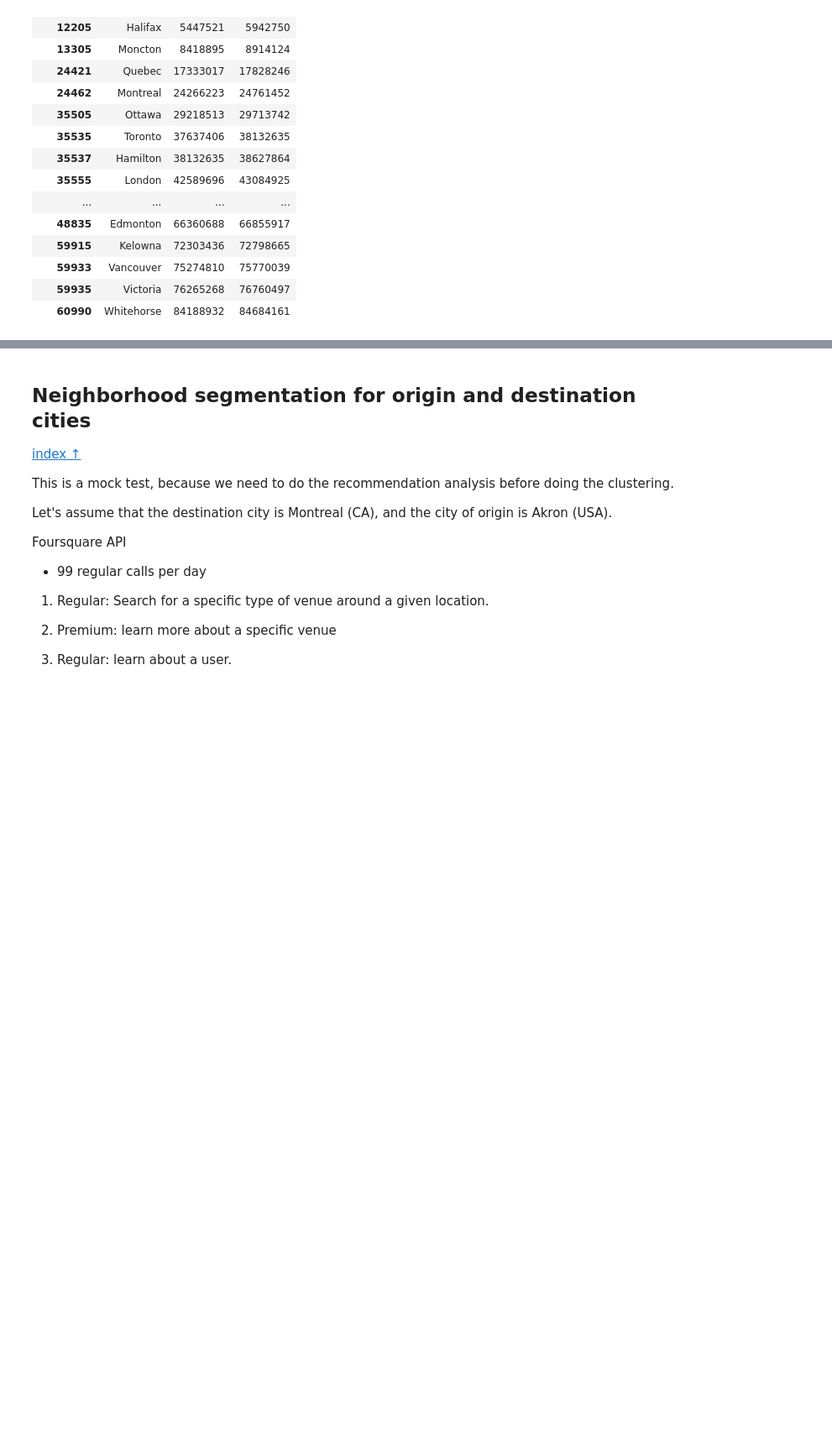
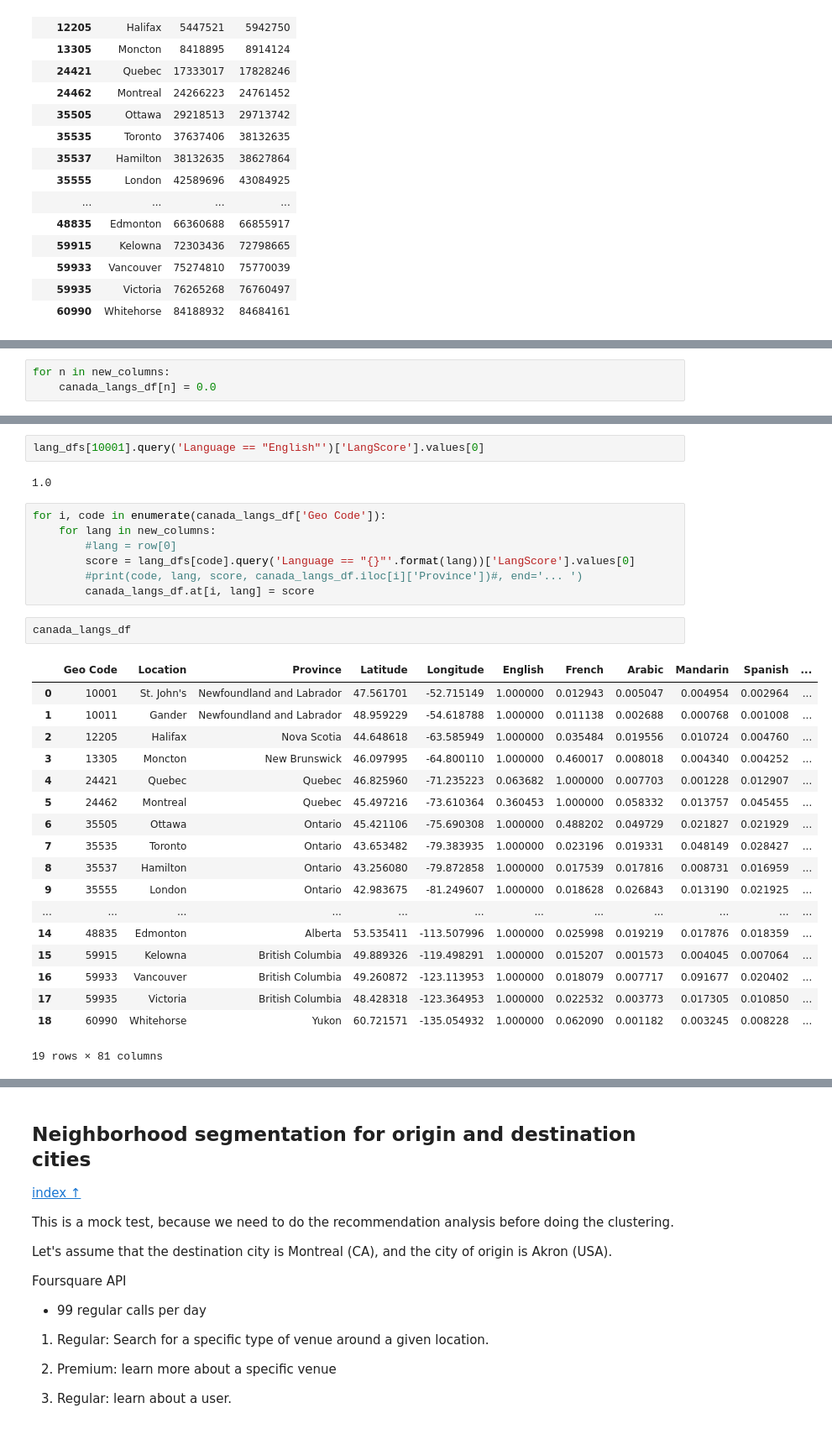
Before and after one commit to caos21/Coursera_Capstone, a Jupyter notebook: capstone-project-data.ipynb, the cells around one changed output, grey strips where cells are left out. Shown at 84% size. Drawn from its saved outputs; the diff is of its cells as text; blank space fills up the shorter version.

```diff
--- a/capstone-project-data.ipynb
+++ b/capstone-project-data.ipynb
@@ -3217,0 +3150,3 @@ len(pd.merge(temp['Language'], temp2, how='inner', on=['Language']))
+# %%
+for n in new_columns:
+    canada_langs_df[n] = 0.0
@@ -3217,0 +3170,32 @@ len(pd.merge(temp['Language'], temp2, how='inner', on=['Language']))
+# %%
+lang_dfs[10001].query('Language == "English"')['LangScore'].values[0]
+# %% [output]
+1.0
+# %%
+for i, code in enumerate(canada_langs_df['Geo Code']):
+    for lang in new_columns:
+        #lang = row[0]
+        score = lang_dfs[code].query('Language == "{}"'.format(lang))['LangScore'].values[0]
+        #print(code, lang, score, canada_langs_df.iloc[i]['Province'])#, end='... ')
+        canada_langs_df.at[i, lang] = score
+# %%
+canada_langs_df
+# %% [output]
+|  | Geo Code | Location | Province | Latitude | Longitude | English | French | Arabic | Mandarin | Spanish | ... |
+| 0 | 10001 | St. John's | Newfoundland and Labrador | 47.561701 | -52.715149 | 1.000000 | 0.012943 | 0.005047 | 0.004954 | 0.002964 | ... |
+| 1 | 10011 | Gander | Newfoundland and Labrador | 48.959229 | -54.618788 | 1.000000 | 0.011138 | 0.002688 | 0.000768 | 0.001008 | ... |
+| 2 | 12205 | Halifax | Nova Scotia | 44.648618 | -63.585949 | 1.000000 | 0.035484 | 0.019556 | 0.010724 | 0.004760 | ... |
+| 3 | 13305 | Moncton | New Brunswick | 46.097995 | -64.800110 | 1.000000 | 0.460017 | 0.008018 | 0.004340 | 0.004252 | ... |
+| 4 | 24421 | Quebec | Quebec | 46.825960 | -71.235223 | 0.063682 | 1.000000 | 0.007703 | 0.001228 | 0.012907 | ... |
+| 5 | 24462 | Montreal | Quebec | 45.497216 | -73.610364 | 0.360453 | 1.000000 | 0.058332 | 0.013757 | 0.045455 | ... |
+| 6 | 35505 | Ottawa | Ontario | 45.421106 | -75.690308 | 1.000000 | 0.488202 | 0.049729 | 0.021827 | 0.021929 | ... |
+| 7 | 35535 | Toronto | Ontario | 43.653482 | -79.383935 | 1.000000 | 0.023196 | 0.019331 | 0.048149 | 0.028427 | ... |
+| 8 | 35537 | Hamilton | Ontario | 43.256080 | -79.872858 | 1.000000 | 0.017539 | 0.017816 | 0.008731 | 0.016959 | ... |
+| 9 | 35555 | London | Ontario | 42.983675 | -81.249607 | 1.000000 | 0.018628 | 0.026843 | 0.013190 | 0.021925 | ... |
+| ... | ... | ... | ... | ... | ... | ... | ... | ... | ... | ... | ... |
+| 14 | 48835 | Edmonton | Alberta | 53.535411 | -113.507996 | 1.000000 | 0.025998 | 0.019219 | 0.017876 | 0.018359 | ... |
+| 15 | 59915 | Kelowna | British Columbia | 49.889326 | -119.498291 | 1.000000 | 0.015207 | 0.001573 | 0.004045 | 0.007064 | ... |
+| 16 | 59933 | Vancouver | British Columbia | 49.260872 | -123.113953 | 1.000000 | 0.018079 | 0.007717 | 0.091677 | 0.020402 | ... |
+| 17 | 59935 | Victoria | British Columbia | 48.428318 | -123.364953 | 1.000000 | 0.022532 | 0.003773 | 0.017305 | 0.010850 | ... |
+| 18 | 60990 | Whitehorse | Yukon | 60.721571 | -135.054932 | 1.000000 | 0.062090 | 0.001182 | 0.003245 | 0.008228 | ... |
+19 rows × 81 columns
```
Also changed, not shown: parts of 28 cells of this notebook.
